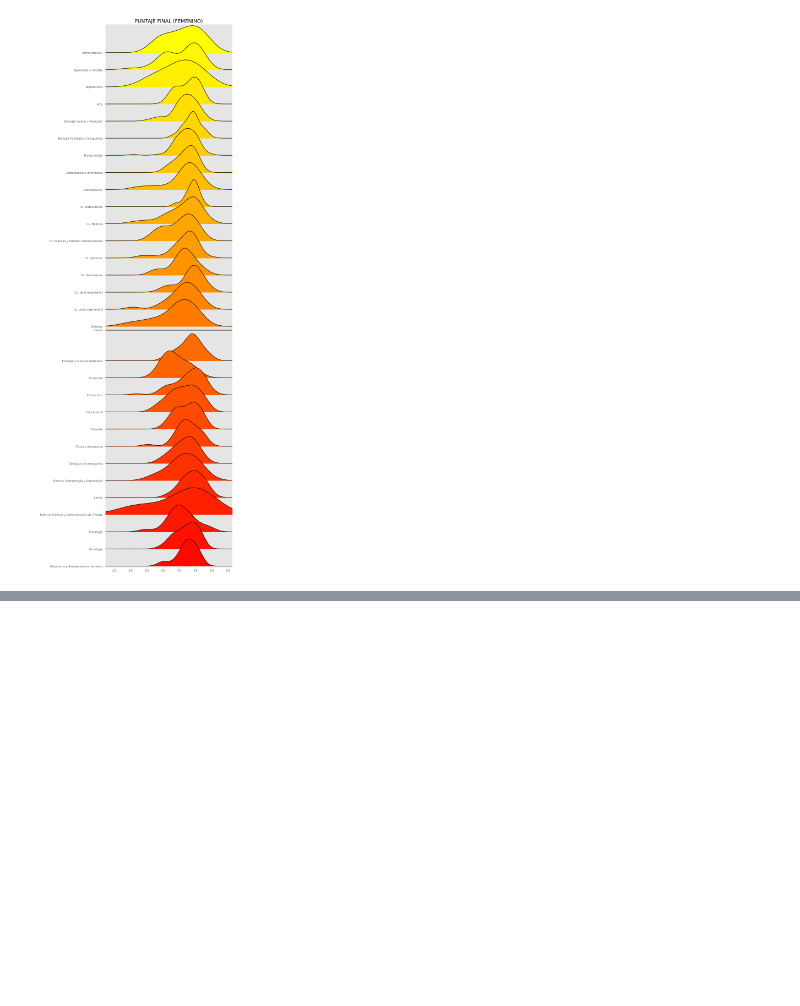
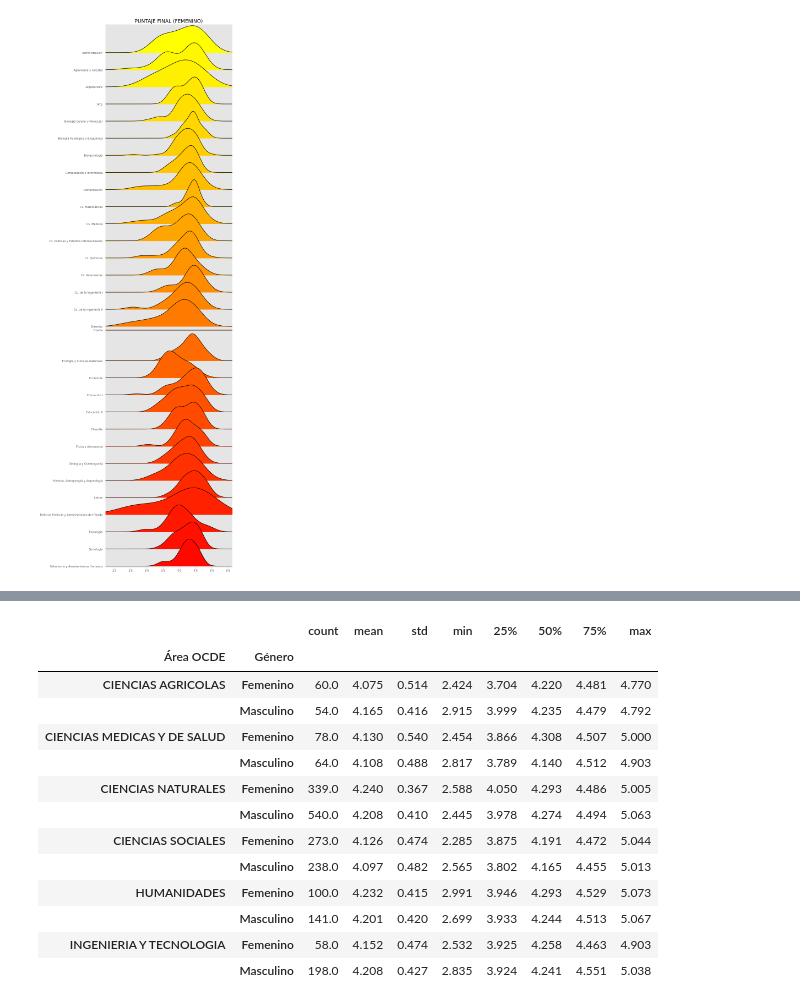
Before and after one commit to alvafox/Concursos-2023-Analisis-de-Adjudicacion-Paritaria-, a Jupyter notebook: Doctorado_Nacional_2023.ipynb, the cells around one changed output, grey strips where cells are left out. Drawn from its saved outputs; the diff is of its cells as text; code cells hidden in the pictures; blank space fills up the shorter version.

```diff
--- a/Doctorado_Nacional_2023.ipynb
+++ b/Doctorado_Nacional_2023.ipynb
@@ -577,0 +672,17 @@ plt.show()
+# %%
+df2.groupby(['Área OCDE','Género'])['PUNTAJE_FINAL'].describe()
+# %% [output]
+|  |  | count | mean | std | min | 25% | 50% | 75% | max |
+| Área OCDE | Género |  |  |  |  |  |  |  |  |
+| CIENCIAS AGRICOLAS | Femenino | 60.0 | 4.075 | 0.514 | 2.424 | 3.704 | 4.220 | 4.481 | 4.770 |
+|  | Masculino | 54.0 | 4.165 | 0.416 | 2.915 | 3.999 | 4.235 | 4.479 | 4.792 |
+| CIENCIAS MEDICAS Y DE SALUD | Femenino | 78.0 | 4.130 | 0.540 | 2.454 | 3.866 | 4.308 | 4.507 | 5.000 |
+|  | Masculino | 64.0 | 4.108 | 0.488 | 2.817 | 3.789 | 4.140 | 4.512 | 4.903 |
+| CIENCIAS NATURALES | Femenino | 339.0 | 4.240 | 0.367 | 2.588 | 4.050 | 4.293 | 4.486 | 5.005 |
+|  | Masculino | 540.0 | 4.208 | 0.410 | 2.445 | 3.978 | 4.274 | 4.494 | 5.063 |
+| CIENCIAS SOCIALES | Femenino | 273.0 | 4.126 | 0.474 | 2.285 | 3.875 | 4.191 | 4.472 | 5.044 |
+|  | Masculino | 238.0 | 4.097 | 0.482 | 2.565 | 3.802 | 4.165 | 4.455 | 5.013 |
+| HUMANIDADES | Femenino | 100.0 | 4.232 | 0.415 | 2.991 | 3.946 | 4.293 | 4.529 | 5.073 |
+|  | Masculino | 141.0 | 4.201 | 0.420 | 2.699 | 3.933 | 4.244 | 4.513 | 5.067 |
+| INGENIERIA Y TECNOLOGIA | Femenino | 58.0 | 4.152 | 0.474 | 2.532 | 3.925 | 4.258 | 4.463 | 4.903 |
+|  | Masculino | 198.0 | 4.208 | 0.427 | 2.835 | 3.924 | 4.241 | 4.551 | 5.038 |
```
Also changed, not shown: parts of 19 cells of this notebook.
